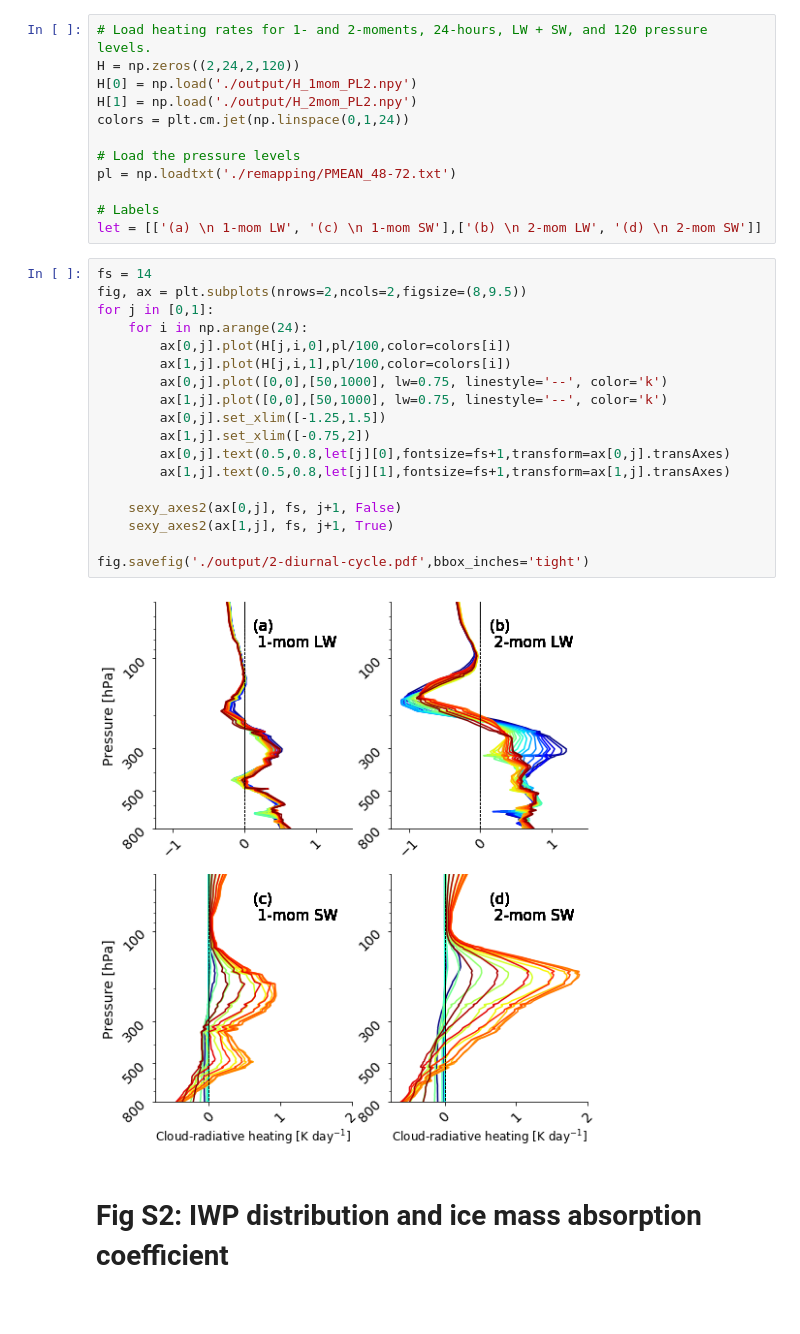
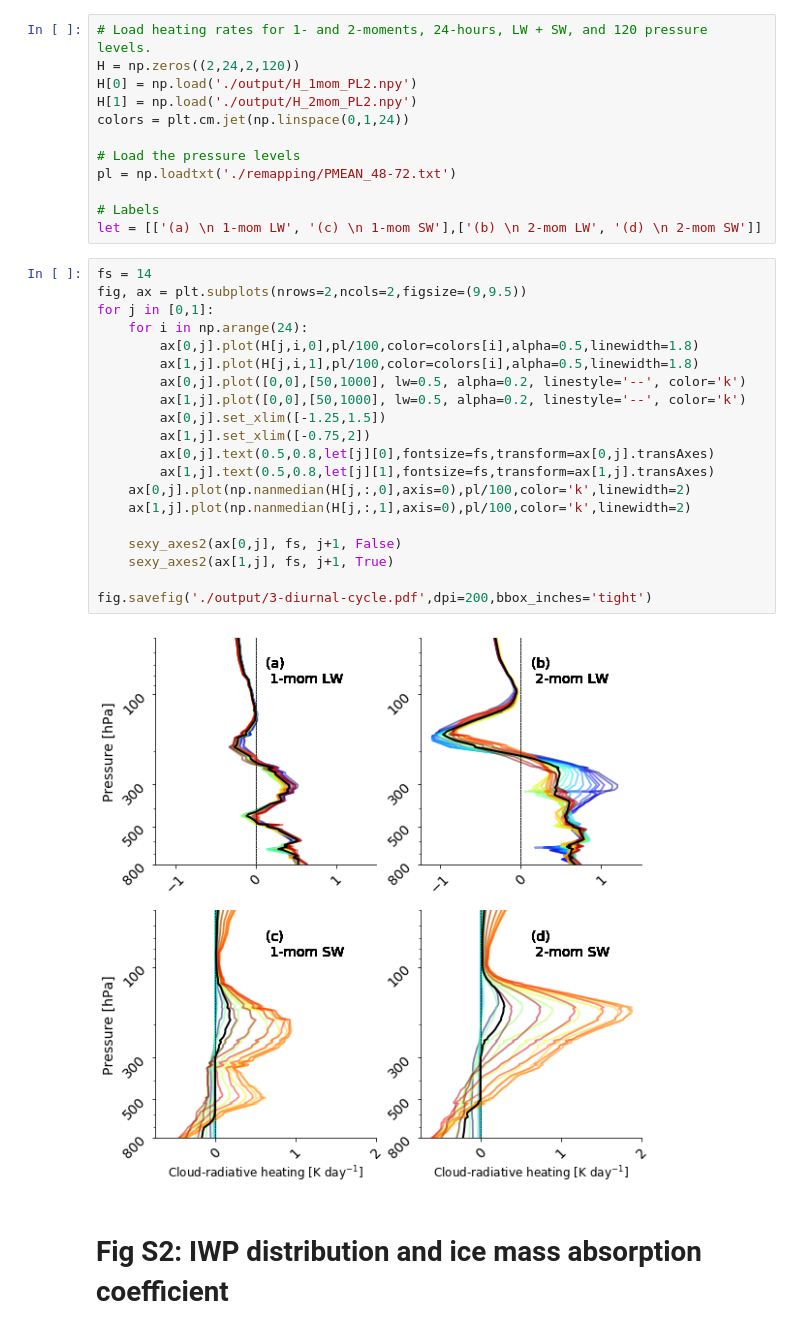
Before and after one commit to sylviasullivan/ice-microp-rad, a Jupyter notebook: SI_article1.ipynb, the cells around one changed output. Saved outputs shown, nothing was run; the diff lists cells and outputs as text.

Commit message:
Minor mods for visualization + traj_extract notebook

```diff
--- a/SI_article1.ipynb
+++ b/SI_article1.ipynb
@@ -37,24 +37,26 @@ pl = np.loadtxt('./remapping/PMEAN_48-72.txt')
 let = [['(a) \n 1-mom LW', '(c) \n 1-mom SW'],['(b) \n 2-mom LW', '(d) \n 2-mom SW']]
 # %%
 fs = 14
-fig, ax = plt.subplots(nrows=2,ncols=2,figsize=(8,9.5))
+fig, ax = plt.subplots(nrows=2,ncols=2,figsize=(9,9.5))
 for j in [0,1]:
     for i in np.arange(24):
-        ax[0,j].plot(H[j,i,0],pl/100,color=colors[i])
-        ax[1,j].plot(H[j,i,1],pl/100,color=colors[i])
-        ax[0,j].plot([0,0],[50,1000], lw=0.75, linestyle='--', color='k')
-        ax[1,j].plot([0,0],[50,1000], lw=0.75, linestyle='--', color='k')
+        ax[0,j].plot(H[j,i,0],pl/100,color=colors[i],alpha=0.5,linewidth=1.8)
+        ax[1,j].plot(H[j,i,1],pl/100,color=colors[i],alpha=0.5,linewidth=1.8)
+        ax[0,j].plot([0,0],[50,1000], lw=0.5, alpha=0.2, linestyle='--', color='k')
+        ax[1,j].plot([0,0],[50,1000], lw=0.5, alpha=0.2, linestyle='--', color='k')
         ax[0,j].set_xlim([-1.25,1.5])
         ax[1,j].set_xlim([-0.75,2])
-        ax[0,j].text(0.5,0.8,let[j][0],fontsize=fs+1,transform=ax[0,j].transAxes)
-        ax[1,j].text(0.5,0.8,let[j][1],fontsize=fs+1,transform=ax[1,j].transAxes)
+        ax[0,j].text(0.5,0.8,let[j][0],fontsize=fs,transform=ax[0,j].transAxes)
+        ax[1,j].text(0.5,0.8,let[j][1],fontsize=fs,transform=ax[1,j].transAxes)
+    ax[0,j].plot(np.nanmedian(H[j,:,0],axis=0),pl/100,color='k',linewidth=2)
+    ax[1,j].plot(np.nanmedian(H[j,:,1],axis=0),pl/100,color='k',linewidth=2)
 
     sexy_axes2(ax[0,j], fs, j+1, False)
     sexy_axes2(ax[1,j], fs, j+1, True)
 
-fig.savefig('./output/2-diurnal-cycle.pdf',bbox_inches='tight')
+fig.savefig('./output/3-diurnal-cycle.pdf',dpi=200,bbox_inches='tight')
 # %% [output]
-[figure, old version]
+[figure, new version]
 # %% [markdown]
 # Fig S2: IWP distribution and ice mass absorption coefficient
 # %%
```
Also changed, not shown: parts of 1 cell of this notebook, 8 other files.
